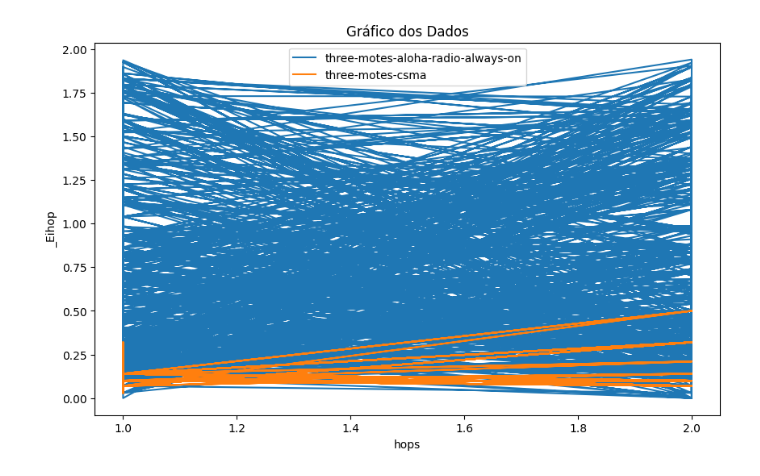
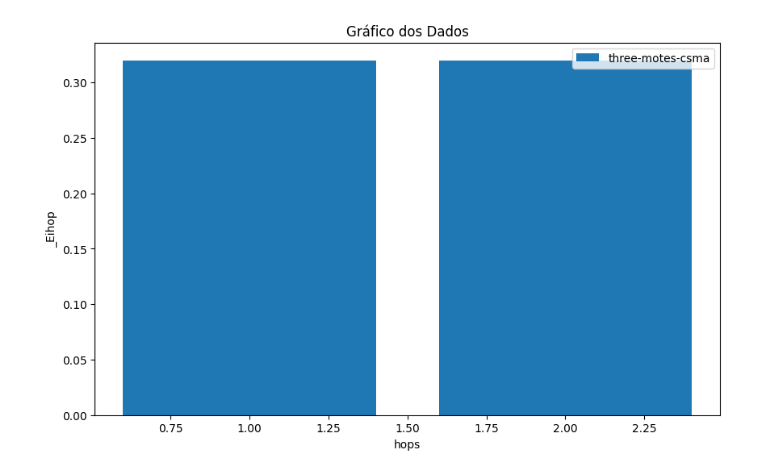
Before and after one commit to KilnerJhow/contiki-aloha, a Jupyter notebook: grafico.ipynb, the cells around one changed output. Drawn from its saved outputs; the diff is of its cells as text; code cells hidden in the pictures.

Commit message:
added csv for three motes with aloha rdc

```diff
--- a/grafico.ipynb
+++ b/grafico.ipynb
@@ -4,26 +6,24 @@ import matplotlib.pyplot as plt
 # %%
-# Ler os arquivos CSV
-df1 = pd.read_csv('three-motes-aloha-radio-always-on.csv')
-df2 = pd.read_csv('three-motes-csma.csv')
+csma_df = pd.read_csv('three-motes-csma.csv')
 
 # Gerar o gráfico
 plt.figure(figsize=(10, 6))
 
 # Plotar os dados do primeiro arquivo
-plt.plot(df1['hops'], df1['_Eihop'], label='three-motes-aloha-radio-always-on')
+# plt.plot(df1['hops'], df1['_Eihop'], label='three-motes-aloha-radio-always-on')
 
 # Plotar os dados do segundo arquivo
-plt.plot(df2['hops'], df2['_Eihop'], label='three-motes-csma')
+plt.bar(csma_df['hops'], csma_df['_Eihop'], label='three-motes-csma')
 
 # Adicionar título e rótulos aos eixos
 plt.title('Gráfico dos Dados')
 plt.xlabel('hops')
 plt.ylabel('_Eihop')
 
 # Adicionar legenda
 plt.legend()
 
 # Mostrar o gráfico
 plt.show()
 # %% [output]
-[figure, old version]
+[figure, new version]
```
Also changed, not shown: parts of 4 cells of this notebook, 5 other files.
